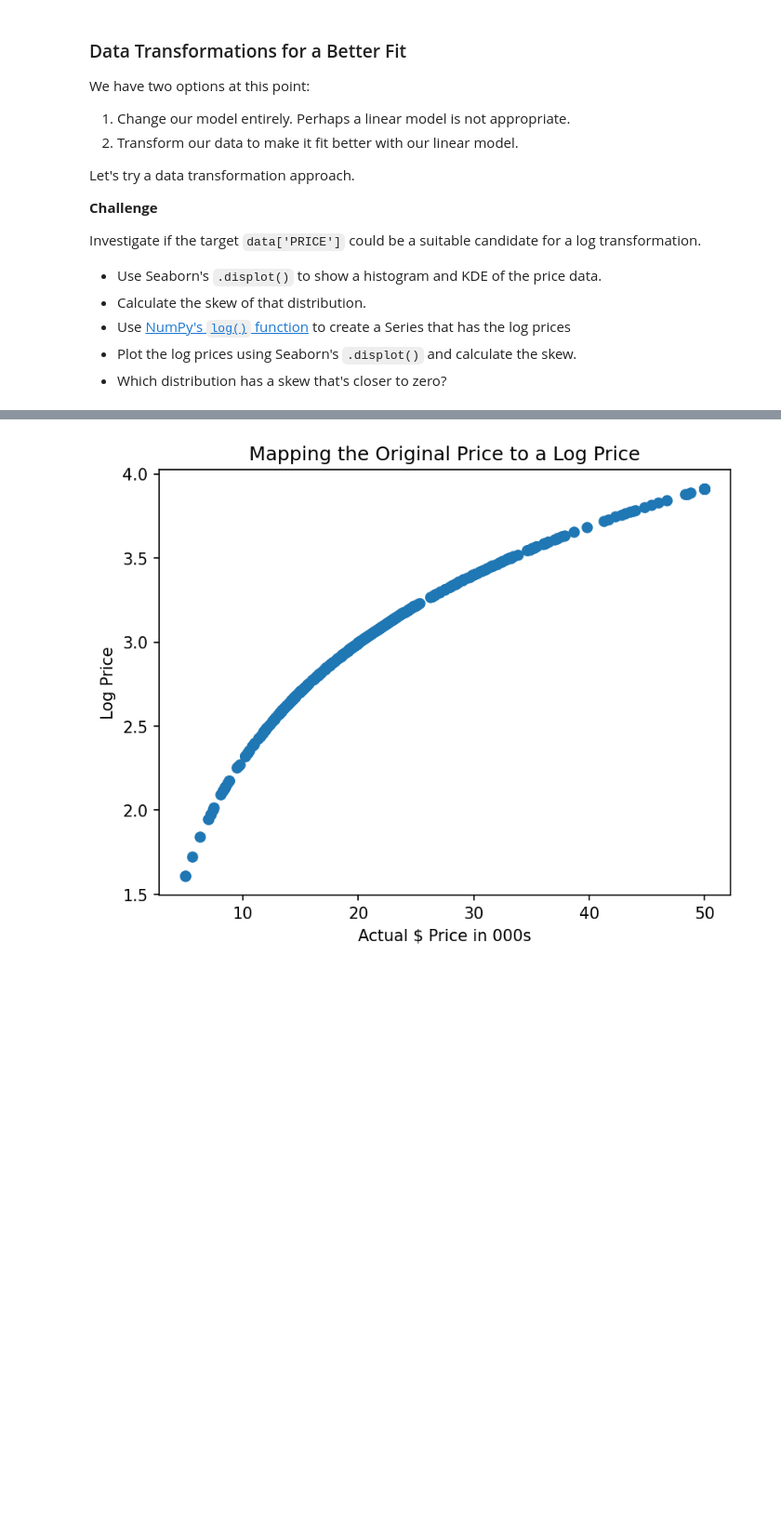
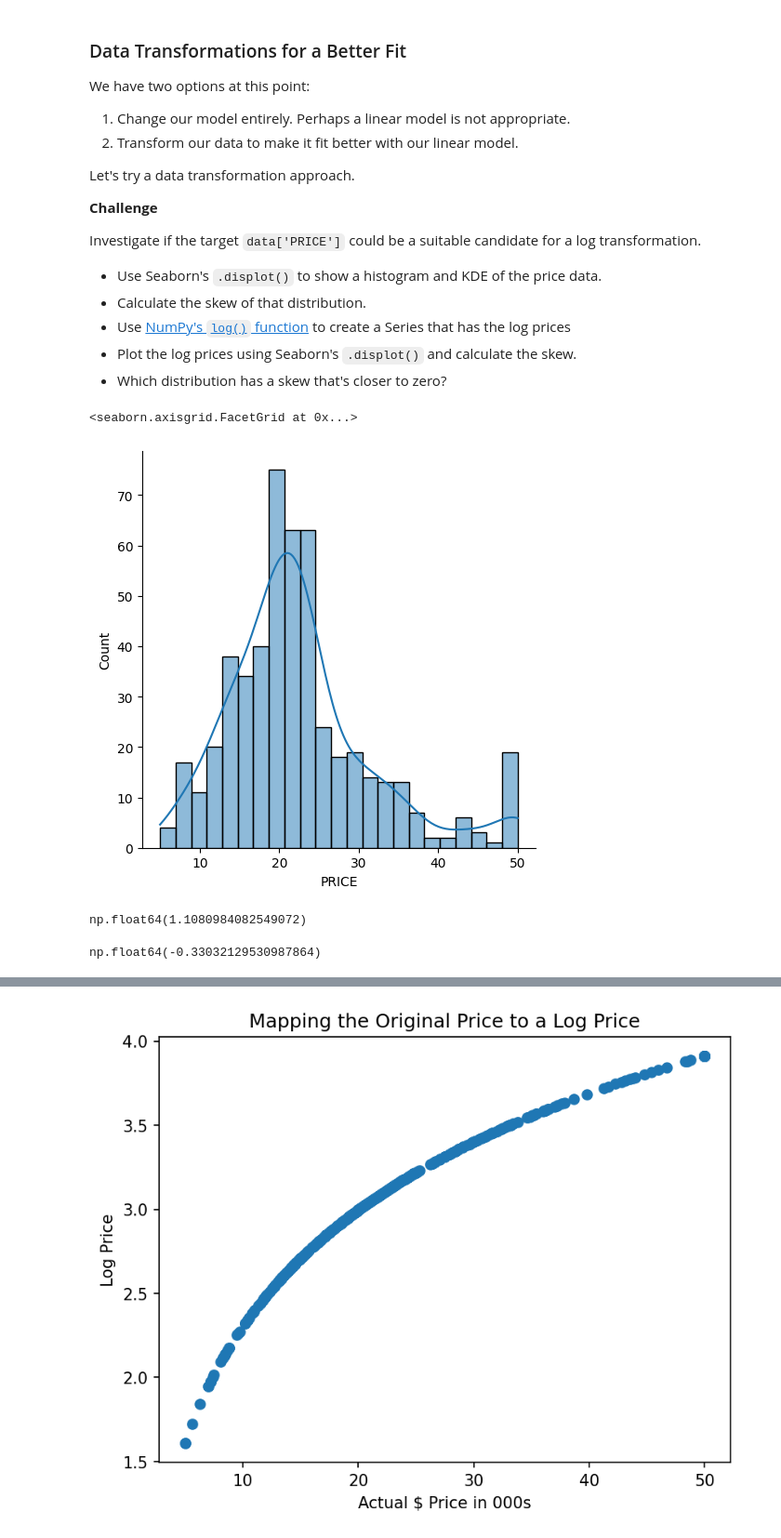
Before and after one commit to fkajose/100-Days-of-Code, a Jupyter notebook: 081-multivariable-regression/Multivariable_Regression_and_Valuation_Model_(start).ipynb, the cells around one changed output, grey strips where cells are left out. Shown at 93% size. Drawn from its saved outputs; the diff is of its cells as text; code cells hidden in the pictures; blank space fills up the shorter version.

```diff
--- a/081-multivariable-regression/Multivariable_Regression_and_Valuation_Model_(start).ipynb
+++ b/081-multivariable-regression/Multivariable_Regression_and_Valuation_Model_(start).ipynb
@@ -476,3 +512,17 @@ Investigate if the target `data['PRICE']` could be a suitable candidate for a lo
 * Use [NumPy's `log()` function](https://numpy.org/doc/stable/reference/generated/numpy.log.html) to create a Series that has the log prices
 * Plot the log prices using Seaborn's `.displot()` and calculate the skew.
 * Which distribution has a skew that's closer to zero?
+# %%
+sns.displot(data["PRICE"], kde=True)
+# %% [output]
+<seaborn.axisgrid.FacetGrid at 0x...>
+[figure, added]
+# %%
+data.PRICE.skew()
+# %% [output]
+np.float64(1.1080984082549072)
+# %%
+log_price = np.log(data.PRICE)
+log_price.skew()
+# %% [output]
+np.float64(-0.33032129530987864)
```
Also changed, not shown: parts of 9 cells of this notebook.
